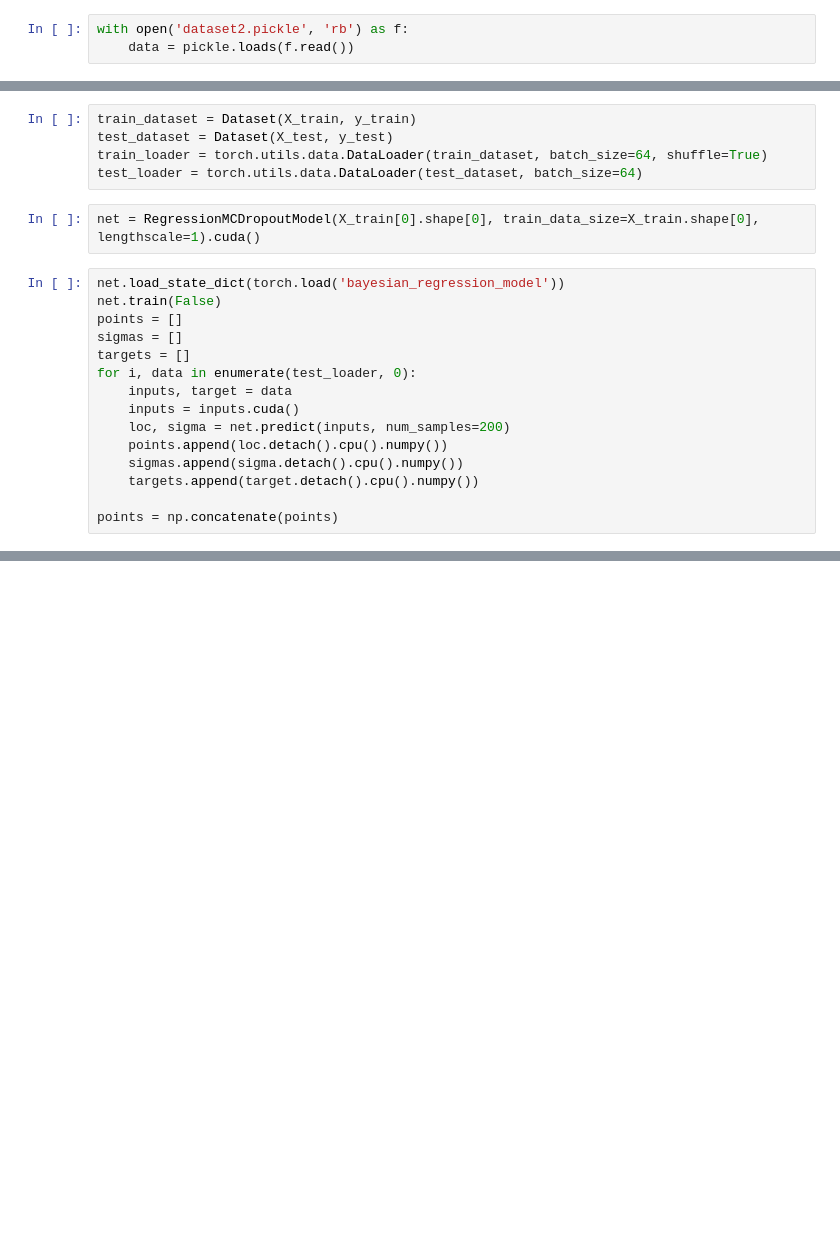
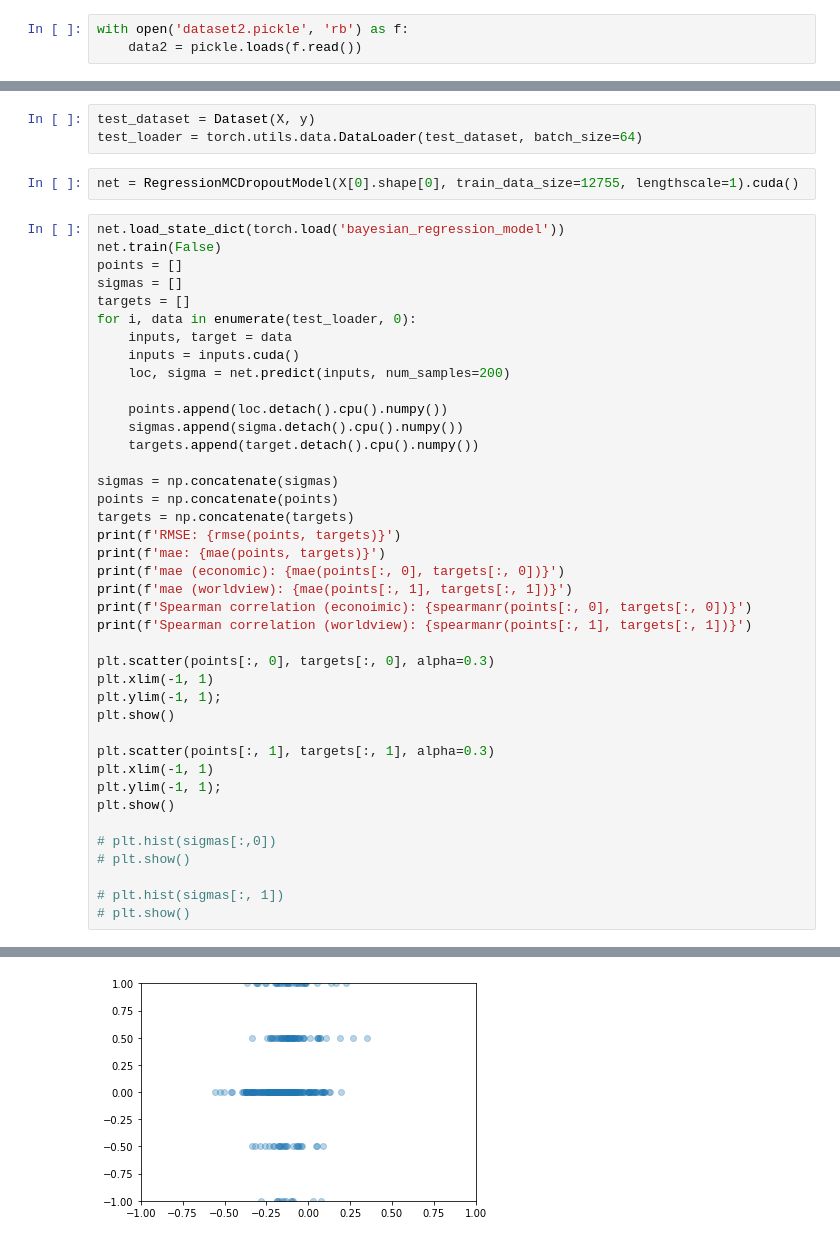
Before and after one commit to SMAPWr/project-r-polska_political_analysis, a Jupyter notebook: model_comparison.ipynb, the cells around one changed output, grey strips where cells are left out. Drawn from its saved outputs; the diff is of its cells as text; blank space fills up the shorter version.

```diff
--- a/model_comparison.ipynb
+++ b/model_comparison.ipynb
@@ -13,3 +15,3 @@ import matplotlib.pyplot as plt
 # %%
 with open('dataset2.pickle', 'rb') as f:
-    data = pickle.loads(f.read())
+    data2 = pickle.loads(f.read())
@@ -31,10 +46,8 @@ X_train, X_test, y_train, y_test = train_test_split(data['X'], data['y_regressio
 # %%
-train_dataset = Dataset(X_train, y_train)
-test_dataset = Dataset(X_test, y_test)
-train_loader = torch.utils.data.DataLoader(train_dataset, batch_size=64, shuffle=True)
+test_dataset = Dataset(X, y)
 test_loader = torch.utils.data.DataLoader(test_dataset, batch_size=64)
 # %%
-net = RegressionMCDropoutModel(X_train[0].shape[0], train_data_size=X_train.shape[0], lengthscale=1).cuda()
+net = RegressionMCDropoutModel(X[0].shape[0], train_data_size=12755, lengthscale=1).cuda()
 # %%
 net.load_state_dict(torch.load('bayesian_regression_model'))
 net.train(False)
@@ -45,8 +58,34 @@ for i, data in enumerate(test_loader, 0):
     inputs, target = data
     inputs = inputs.cuda()
     loc, sigma = net.predict(inputs, num_samples=200)
+
     points.append(loc.detach().cpu().numpy())
     sigmas.append(sigma.detach().cpu().numpy())
     targets.append(target.detach().cpu().numpy())
 
+sigmas = np.concatenate(sigmas)
 points = np.concatenate(points)
+targets = np.concatenate(targets)
+print(f'RMSE: {rmse(points, targets)}')
+print(f'mae: {mae(points, targets)}')
+print(f'mae (economic): {mae(points[:, 0], targets[:, 0])}')
+print(f'mae (worldview): {mae(points[:, 1], targets[:, 1])}')
+print(f'Spearman correlation (econoimic): {spearmanr(points[:, 0], targets[:, 0])}')
+print(f'Spearman correlation (worldview): {spearmanr(points[:, 1], targets[:, 1])}')
+
+plt.scatter(points[:, 0], targets[:, 0], alpha=0.3)
+plt.xlim(-1, 1)
+plt.ylim(-1, 1);
+plt.show()
+
+plt.scatter(points[:, 1], targets[:, 1], alpha=0.3)
+plt.xlim(-1, 1)
+plt.ylim(-1, 1);
+plt.show()
+
+# plt.hist(sigmas[:,0])
+# plt.show()
+
+# plt.hist(sigmas[:, 1])
+# plt.show()
+# %% [output]
@@ -52,0 +98 @@ points = np.concatenate(points)
+[figure, added]
```
Also changed, not shown: parts of 12 cells of this notebook, 8 other files.
